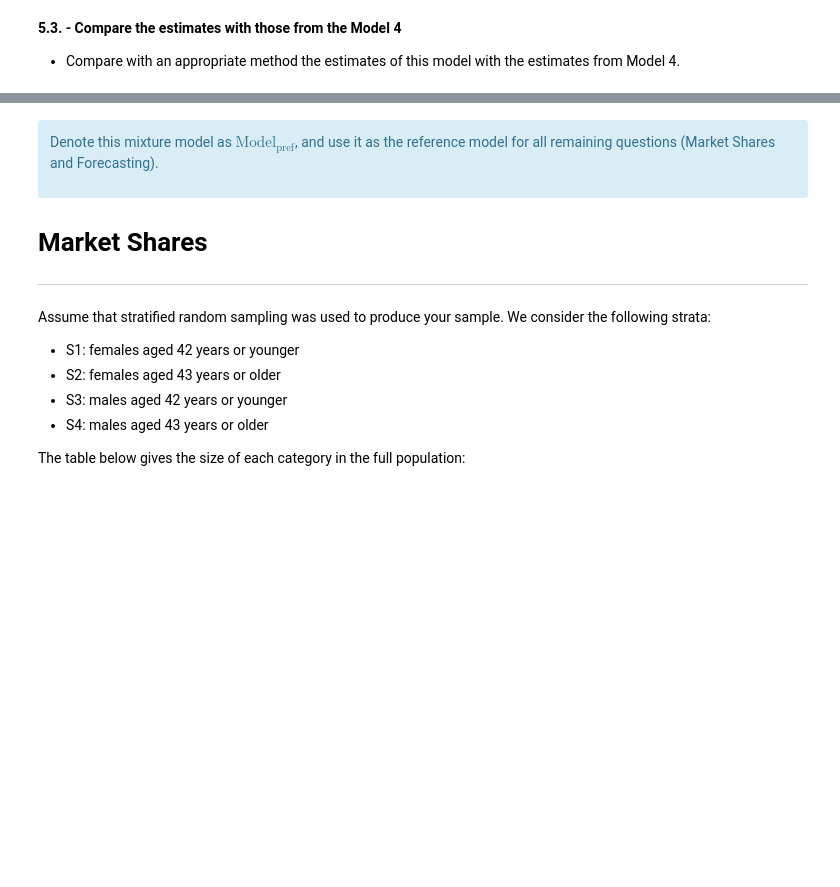
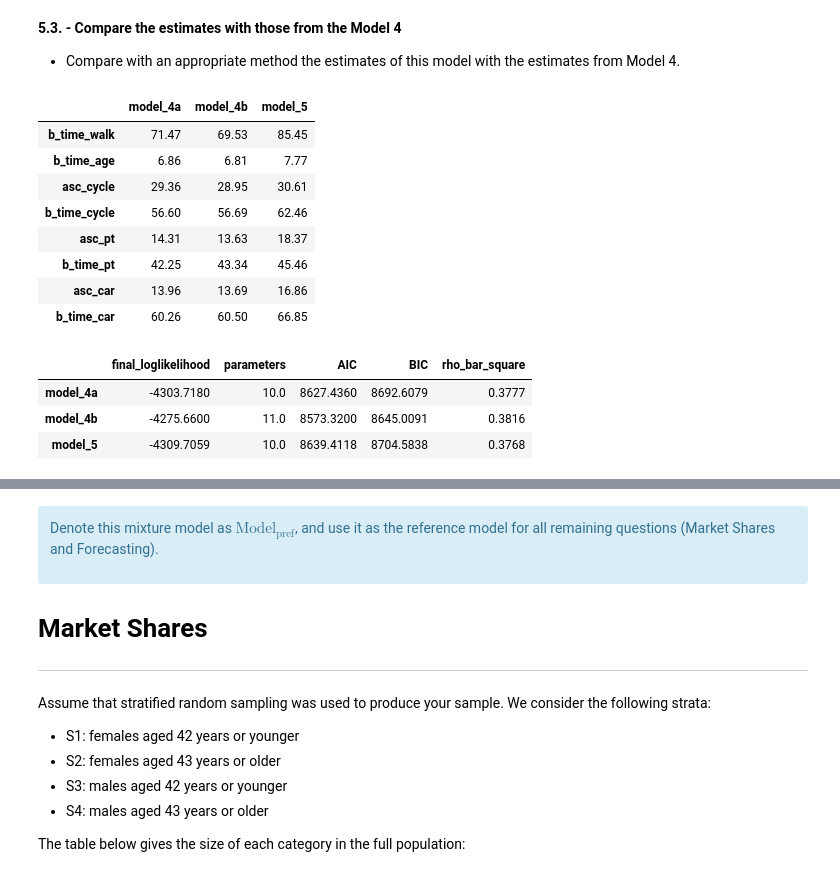
Before and after one commit to PabloSarro/london-mode-choice, a Jupyter notebook: src/assignment.ipynb, the cells around one changed output, grey strips where cells are left out. Cells and saved outputs as stored; diff of their text form; code cells hidden in the pictures; blank space fills up the shorter version.

```diff
--- a/src/assignment.ipynb
+++ b/src/assignment.ipynb
@@ -940,3 +1010,45 @@ Using the best model from Model 3 as a starting point, propose a **mixture model
 # %% [markdown]
 **5.3. - Compare the estimates with those from the Model 4**
 - Compare with an appropriate method the estimates of this model with the estimates from Model 4.
+# %%
+# Model 4 estimates (nested: walking + PT; cross-nested: walking partly in that nest).
+# shortcut: values typed in from the Kamil branch, replace by results_4a/results_4b once Model 4 is in this notebook.
+model_4 = pd.DataFrame({
+    'model_4a': {'b_time_walk': -10.238314, 'b_time_age': -0.983275, 'asc_cycle': -4.205354,
+                 'b_time_cycle': -8.108153, 'asc_pt': -2.050474, 'b_time_pt': -6.051679,
+                 'b_cost': -0.143247, 'asc_car': -1.999344, 'b_time_car': -8.632041},
+    'model_4b': {'b_time_walk': -10.063231, 'b_time_age': -0.985156, 'asc_cycle': -4.190278,
+                 'b_time_cycle': -8.205009, 'asc_pt': -1.973502, 'b_time_pt': -6.272904,
+                 'b_cost': -0.144739, 'asc_car': -1.981601, 'b_time_car': -8.756320}
+})
+fit_4 = {'model_4a': (-4303.718, 10), 'model_4b': (-4275.660, 11)}
+
+# Coefficients are on different scales across models, so compare their ratios to the cost coefficient.
+estimates = model_4.assign(model_5=pd.Series(results_5.get_beta_values()))
+ratios = (estimates / estimates.loc['b_cost']).drop('b_cost')
+display(ratios.round(2))
+
+fit = pd.DataFrame(
+    {**fit_4, 'model_5': (results_5.final_loglikelihood, results_5.number_of_parameters)},
+    index=['final_loglikelihood', 'parameters']
+).T
+fit['AIC'] = 2 * fit['parameters'] - 2 * fit['final_loglikelihood']
+fit['BIC'] = np.log(len(df)) * fit['parameters'] - 2 * fit['final_loglikelihood']
+fit['rho_bar_square'] = 1 - (fit['final_loglikelihood'] - fit['parameters']) / L0
+display(fit.round(4))
+
+all_results['model_5_mixture'] = results_5
+# %% [output]
+|  | model_4a | model_4b | model_5 |
+| b_time_walk | 71.47 | 69.53 | 85.45 |
+| b_time_age | 6.86 | 6.81 | 7.77 |
+| asc_cycle | 29.36 | 28.95 | 30.61 |
+| b_time_cycle | 56.60 | 56.69 | 62.46 |
+| asc_pt | 14.31 | 13.63 | 18.37 |
+| b_time_pt | 42.25 | 43.34 | 45.46 |
+| asc_car | 13.96 | 13.69 | 16.86 |
+| b_time_car | 60.26 | 60.50 | 66.85 |
+|  | final_loglikelihood | parameters | AIC | BIC | rho_bar_square |
+| model_4a | -4303.7180 | 10.0 | 8627.4360 | 8692.6079 | 0.3777 |
+| model_4b | -4275.6600 | 11.0 | 8573.3200 | 8645.0091 | 0.3816 |
+| model_5 | -4309.7059 | 10.0 | 8639.4118 | 8704.5838 | 0.3768 |
```
Also changed, not shown: parts of 6 cells of this notebook.
